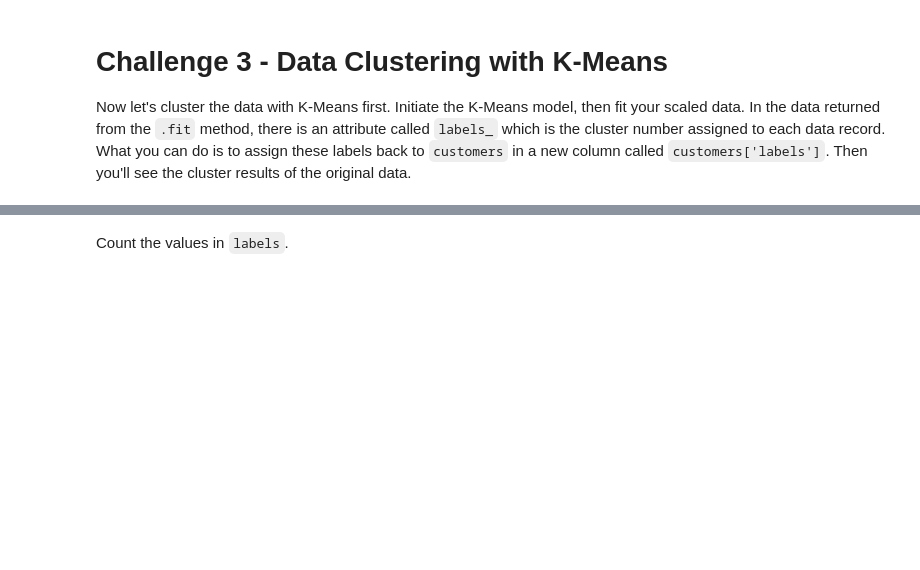
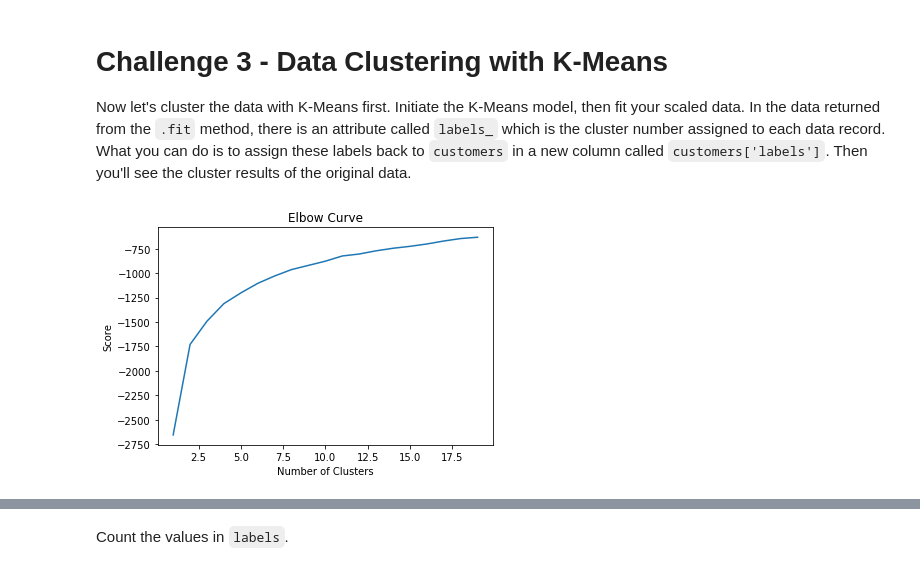
Before and after one commit to COABRIL/dataptmad1019, a Jupyter notebook: module-3/lab-unsupervised-learning/your-code/main.ipynb, the cells around one changed output, grey strips where cells are left out. Cells and saved outputs as stored; diff of their text form; code cells hidden in the pictures; blank space fills up the shorter version.

```diff
--- a/module-3/lab-unsupervised-learning/your-code/main.ipynb
+++ b/module-3/lab-unsupervised-learning/your-code/main.ipynb
@@ -173,3 +252,21 @@ from sklearn.preprocessing import StandardScaler
+# %%
+customers = customers.drop(columns = ['Total'])
+# %%
+# Your import here:
+
+from sklearn.preprocessing import StandardScaler
+
+# Your code here:
+cat_features = ['Channel', 'Region']
+num_features = ['Fresh', 'Milk', 'Grocery', 'Frozen', 'Detergents_Paper', 'Delicassen']
+
+cat_customers = pd.get_dummies(customers[cat_features])
+num_customers = customers.loc[:,num_features]
+customers = pd.concat([cat_customers, num_customers], axis=1)
+
+features = list(cat_customers.columns) + list(num_customers.columns)
+scaler = StandardScaler()
+customers_scale = scaler.fit_transform(customers.loc[:,features].values)
 # %% [markdown]
 # Challenge 3 - Data Clustering with K-Means
 
@@ -178,0 +274,16 @@ Now let's cluster the data with K-Means first. Initiate the K-Means model, then
+# %%
+# Your code here:
+from sklearn.cluster import KMeans
+Nc = range(1, 20)
+kmeans = [KMeans(n_clusters=i) for i in Nc]
+kmeans
+score = [kmeans[i].fit(customers_scale).score(customers_scale) for i in range(len(kmeans))]
+score
+plt.plot(Nc,score)
+plt.xlabel('Number of Clusters')
+plt.ylabel('Score')
+plt.title('Elbow Curve')
+plt.show()
+#I'll consider 5 a good number for clusters.
+# %% [output]
+[figure, added]
```
Also changed, not shown: parts of 48 cells of this notebook.
